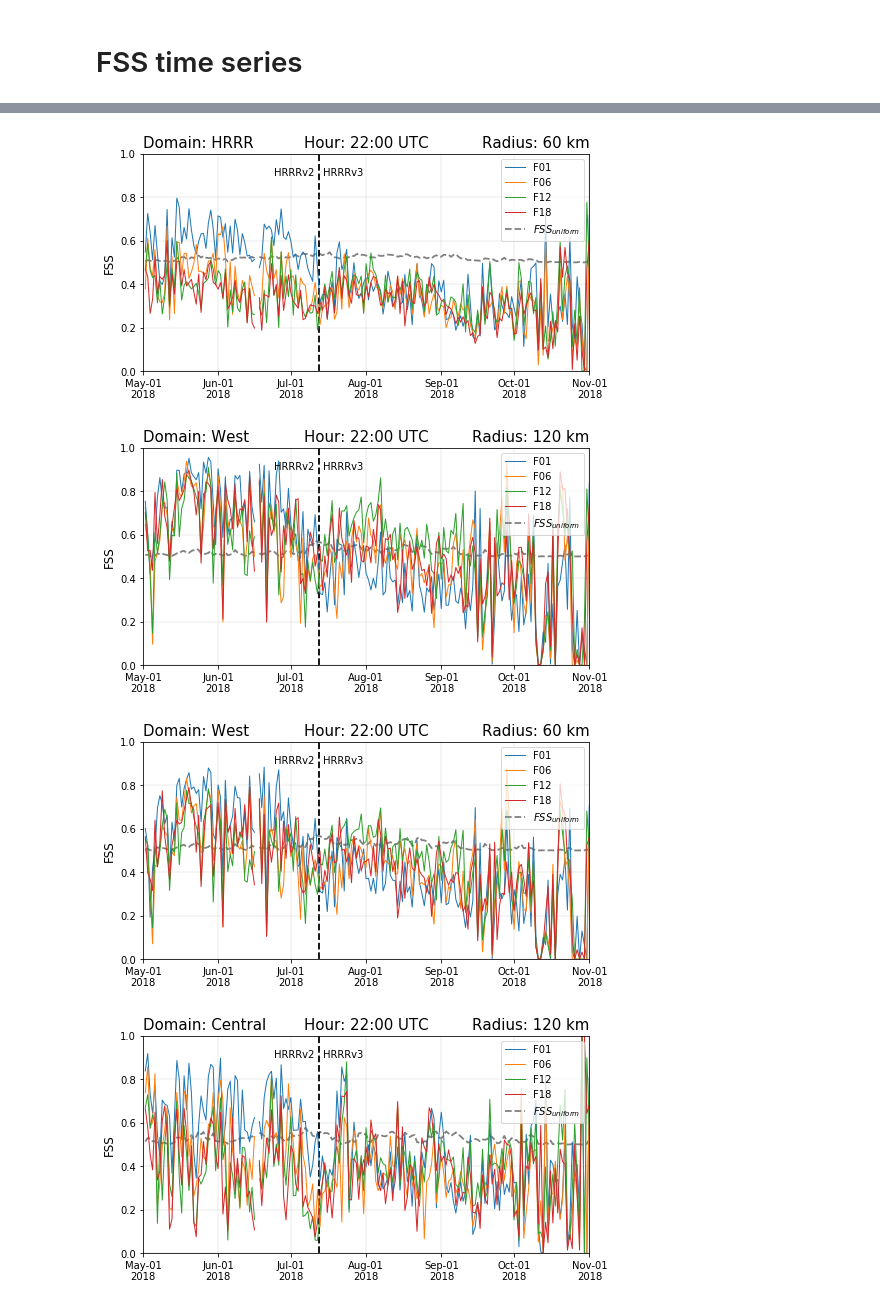
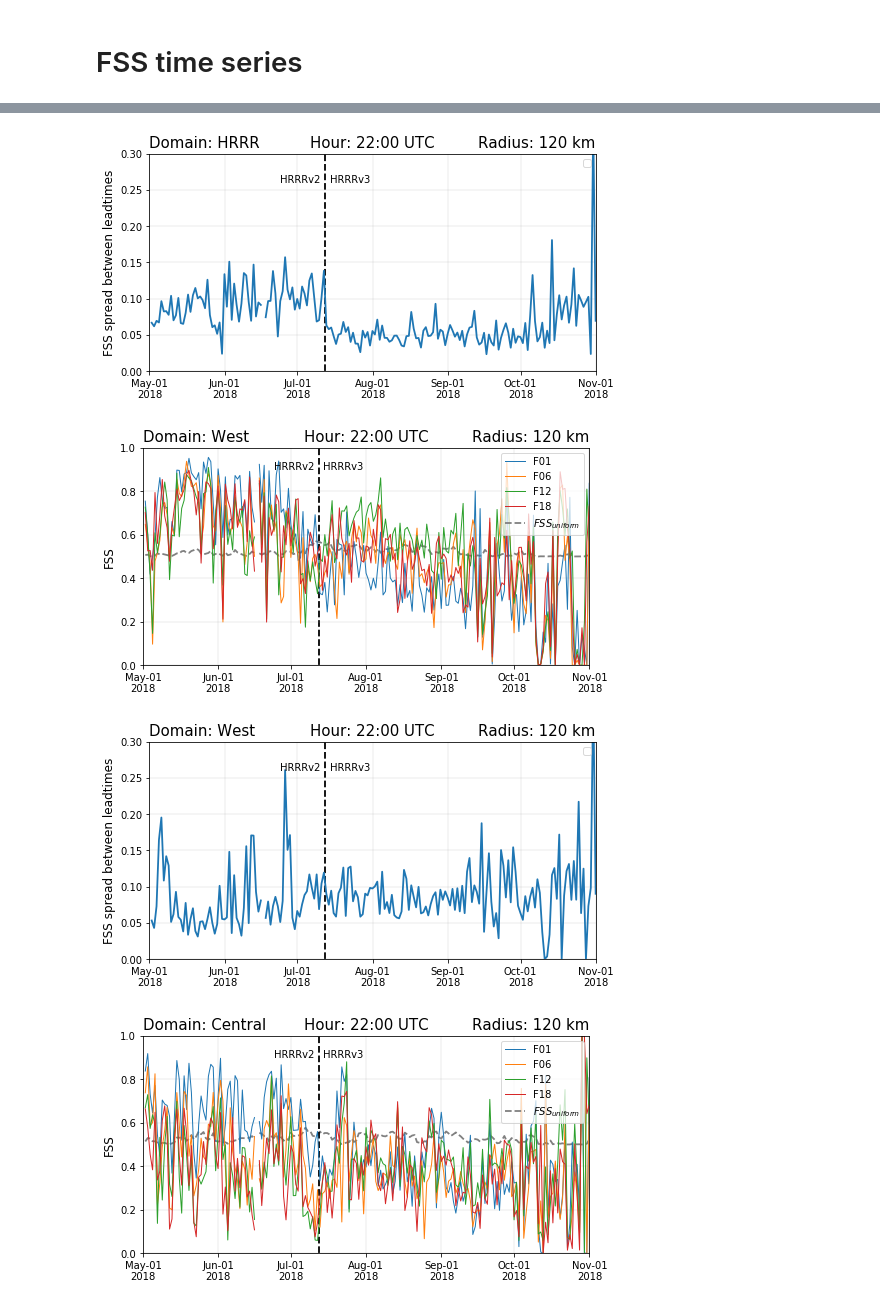
Before and after one commit to blaylockbk/pyBKB_v3, a Jupyter notebook: publications/GLM_HRRR/FXX_timeseries_and_violin.ipynb, the cells around one changed output, grey strips where cells are left out. Saved outputs shown, nothing was run; the diff lists cells and outputs as text; code cells hidden in the pictures.

```diff
--- a/publications/GLM_HRRR/FXX_timeseries_and_violin.ipynb
+++ b/publications/GLM_HRRR/FXX_timeseries_and_violin.ipynb
@@ -427,12 +427,19 @@ def plot_FSS_ts(DOMAIN, HOUR, radius, MONTHS=range(5,11), save=True):
     #
     baseRate = base_rate(A_ts['F01'], B_ts['F01'], C_ts['F01'], D_ts['F01']) #Base rate is same for all FXX
     FSS_uniform = 0.5 + baseRate/2
+
+    fxxs = np.array([FSS_ts['F%02d' % f] for f in range(1,19)])
+    max_fxx = np.nanmax(fxxs, axis=0)
+    min_fxx = np.nanmin(fxxs, axis=0)
+    mean_fxx = np.nanmean(fxxs, axis=0)
+    std_fxx = np.std(fxxs, axis=0, ddof=1)
     #
     plt.figure(figsize=[8, 4])
     #
-    #for f in range(1,19):
     for f in [1, 6, 12, 18]:
         plt.plot(DATES_ts, FSS_ts['F%02d' % f], label='F%02d' % f, linewidth=1)
+    #
+    #plt.fill_between(DATES_ts, min_fxx, max_fxx, color='peachpuff', alpha=.5)
     #
     plt.plot(DATES_ts, FSS_uniform, linestyle='--', color='grey', label='$FSS_{uniform}$', zorder=0)
     #
@@ -456,9 +463,32 @@ def plot_FSS_ts(DOMAIN, HOUR, radius, MONTHS=range(5,11), save=True):
     #
     if save:
         plt.savefig('./figs/FXX_timeseries_%s_h%s_r%skm' % (DOMAIN, HOUR, radius_km))
+
+    plt.figure(figsize=[8,4])
+    plt.plot(DATES_ts, std_fxx)
+    plt.title('Domain: %s'% DOMAIN, loc='left')
+    plt.title('Hour: %s:00 UTC' % HOUR)
+    radius_km = radius*3
+    plt.title('Radius: %s km' % radius_km, loc='right')
+    plt.ylabel('FSS spread between leadtimes')
+    plt.ylim([0,.3])
+    plt.xlim([datetime(DATES_ts[0].year, DATES_ts[0].month, DATES_ts[0].day), datetime(DATES_ts[-1].year, DATES_ts[-1].month, DATES_ts[-1].day)+timedelta(days=1)])
+    plt.legend(loc=1)
+    plt.grid()
+    #
+    plt.axvline(datetime(2018, 7, 12, 12), linestyle='--', color='k', zorder=0)
+    plt.text(datetime(2018, 6, 24, 0), .26, 'HRRRv2')
+    plt.text(datetime(2018, 7, 14, 6), .26, 'HRRRv3')
+    #
+    formatter = DateFormatter('%b-%d\n%Y')
+    plt.gcf().axes[0].xaxis.set_major_formatter(formatter)
+    plt.gcf().axes[0].xaxis.set_major_locator(mdates.DayLocator([1]))
+
+    if save:
+        plt.savefig('./figs/FXX_timeseries_%s_h%s_r%skm_std' % (DOMAIN, HOUR, radius_km))
 # %%
 for DOM in ['HRRR', 'West', 'Central','East']:
 #for DOM in ['HRRR']:
     plot_FSS_ts(DOM, HOUR=22, radius=40, MONTHS=range(5,11), save=True)
-    plot_FSS_ts(DOM, HOUR=22, radius=20, MONTHS=range(5,11), save=True)
+    #plot_FSS_ts(DOM, HOUR=22, radius=20, MONTHS=range(5,11), save=True)
 # %% [output]
@@ -465,5 +499,5 @@ for DOM in ['HRRR', 'West', 'Central','East']:
 [figure]
-[figure, old version]
+[figure, new version]
 [figure]
-[figure, old version]
+[figure, new version]
 [figure]
```
Also changed, not shown: parts of 1 cell of this notebook, 8 other files.
